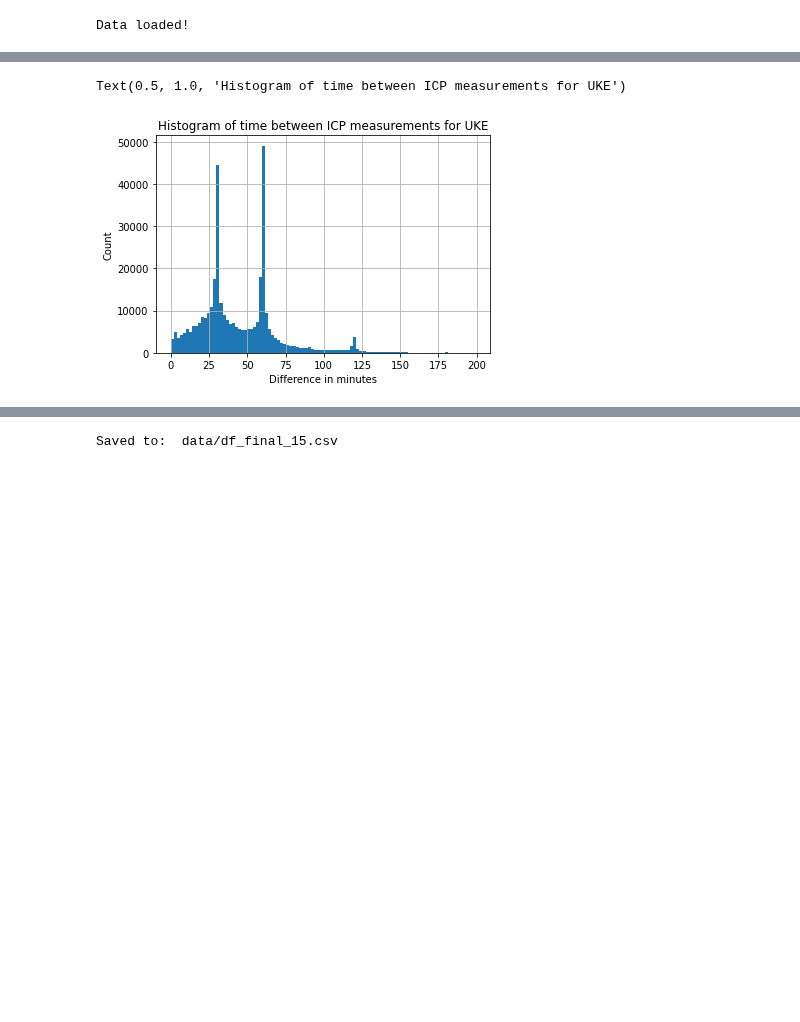
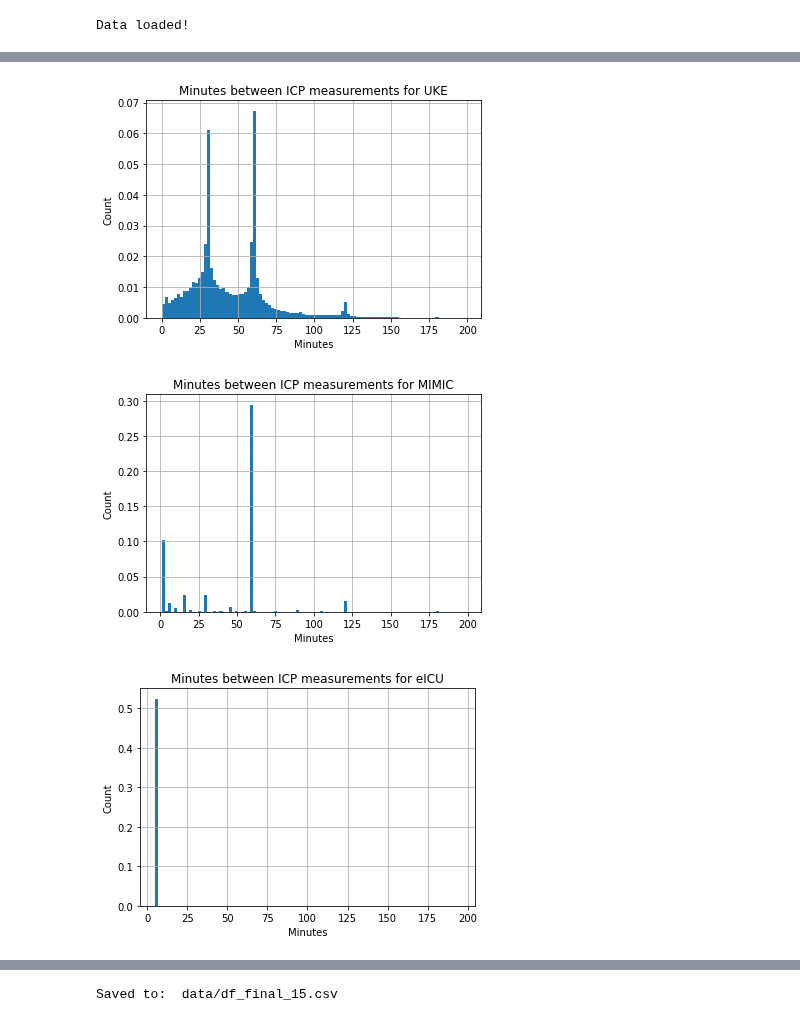
Before and after one commit to NotNANtoN/icp_prediction, a Jupyter notebook: try_preprocessing.ipynb, the cells around one changed output, grey strips where cells are left out. Saved outputs shown, nothing was run; the diff lists cells and outputs as text; code cells hidden in the pictures; blank space fills up the shorter version.

```diff
--- a/try_preprocessing.ipynb
+++ b/try_preprocessing.ipynb
@@ -200,0 +159,23 @@ Name: rel_time, dtype: float64
+# %%
+icp_vals = df_long[df_long["Maßnahme"] == "ICP_Vital"].reset_index()
+diffs = icp_vals.groupby("Pat_ID").apply(lambda pat: pat.sort_values("rel_time")["rel_time"].diff()).reset_index(drop=True)
+# %%
+max_diff = 128 * 60
+
+large_diff_ids = icp_vals[diffs > max_diff].Pat_ID.unique()
+for pat_id in large_diff_ids:
+    pat_vals = icp_vals[icp_vals["Pat_ID"] == pat_id]
+    plt.figure()
+    ax = plt.gca()
+    pat_diffs = pat_vals.rel_time.diff()
+    large_diffs = pat_diffs[pat_diffs > max_diff].reset_index()["rel_time"]
+    times_of_diffs = pat_vals[pat_diffs > max_diff].reset_index()["rel_time"]
+    for large_diff_time, difference in zip(times_of_diffs, large_diffs):
+        # plot vertical line at time
+        plt.axvline(large_diff_time, color="red")
+        num_vals_above = sum(pat_vals["rel_time"] >= large_diff_time)
+        num_vals_below = sum(pat_vals["rel_time"] < large_diff_time)
+        print(pat_id, num_vals_above, num_vals_below)
+
+    pat_vals.plot(x="rel_time", y="Wert", kind="scatter", ax=ax)
+    plt.show()
@@ -200,0 +293,2 @@ Name: rel_time, dtype: float64
+# %%
+df_long = df_long_windows
@@ -201,8 +303,21 @@ Name: rel_time, dtype: float64
 # %%
-diffs[diffs < 200].hist(bins=100)
-plt.xlabel("Difference in minutes")
-plt.ylabel("Count")
-plt.title("Histogram of time between ICP measurements for UKE")
+# check distance between icp measurements per DB
+for db in ["UKE", "MIMIC", "eICU"]:
+    df_db = df_long[df_long["DB"] == db]
+
+    plt.figure()
+    diffs_db = df_db.groupby(["Pat_ID", "window_id"]).apply(lambda win: win[win["Maßnahme"] == "ICP_Vital"].sort_values("rel_time").rel_time.diff()).reset_index(drop=True)
+    diffs_db = diffs_db[diffs_db < 200]
+    # make normalized histogram
+    diffs_db.hist(bins=100, alpha=1.0, label=db, density=True)
+    plt.xlabel("Minutes")
+    plt.ylabel("Count")
+    plt.title(f"Minutes between ICP measurements for {db}")
+    #plt.yscale("log")
+    #plt.legend()
+    os.makedirs("figures", exist_ok=True)
+    plt.savefig(f"figures/{db}_icp_diffs.pdf")
 # %% [output]
-Text(0.5, 1.0, 'Histogram of time between ICP measurements for UKE')
-[figure, old version]
+[figure, new version]
+[figure, added]
+[figure, added]
```
Also changed, not shown: parts of 68 cells of this notebook, 11 other files.
